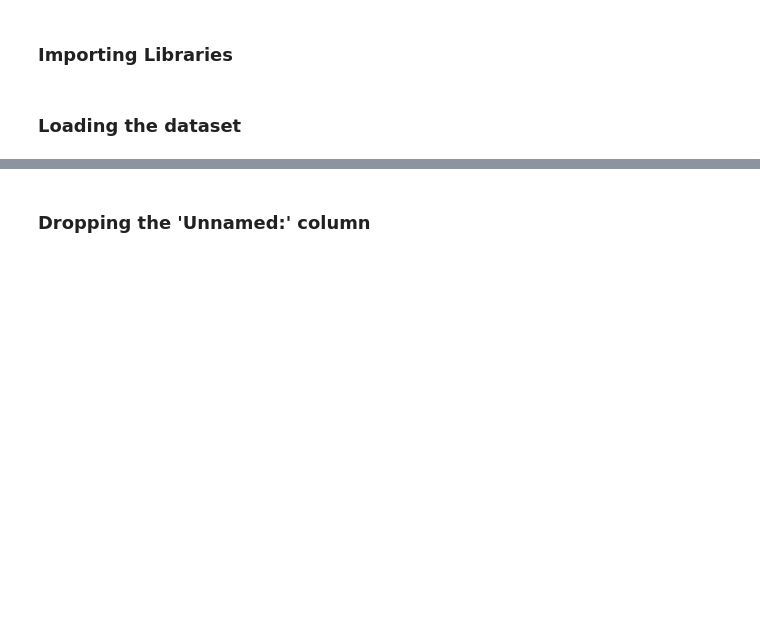
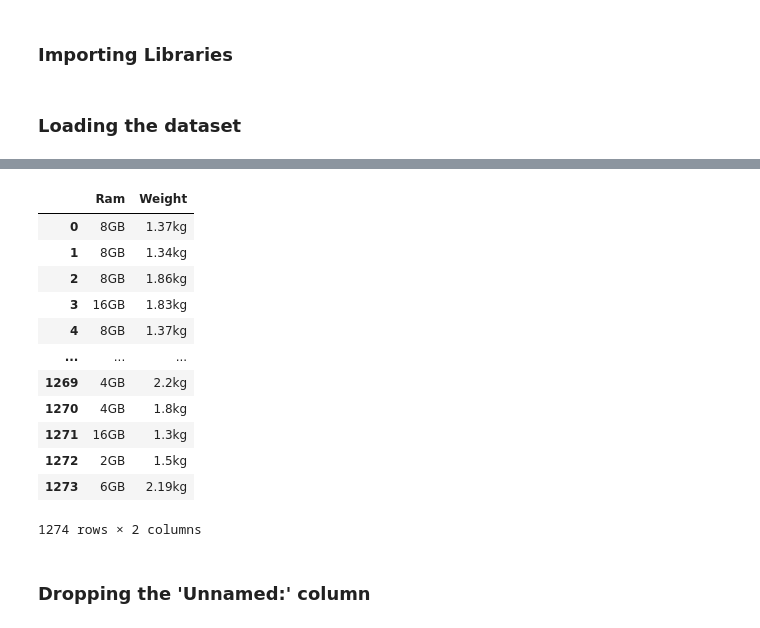
Before and after one commit to RishiBakshii/Laptop-Price-Predictor, a Jupyter notebook: main.ipynb, the cells around one changed output, grey strips where cells are left out. Cells and saved outputs as stored; diff of their text form; code cells hidden in the pictures; blank space fills up the shorter version.

```diff
--- a/main.ipynb
+++ b/main.ipynb
@@ -29,6 +29,22 @@ df.head()
 | 2 | 2 | HP | Notebook | 15.6 | Full HD 1920x1080 | Intel Core i5 7200U 2.5GHz | 8GB | 256GB SSD | Intel HD Graphics 620 | No OS | ... |
 | 3 | 3 | Apple | Ultrabook | 15.4 | IPS Panel Retina Display 2880x1800 | Intel Core i7 2.7GHz | 16GB | 512GB SSD | AMD Radeon Pro 455 | macOS | ... |
 | 4 | 4 | Apple | Ultrabook | 13.3 | IPS Panel Retina Display 2560x1600 | Intel Core i5 3.1GHz | 8GB | 256GB SSD | Intel Iris Plus Graphics 650 | macOS | ... |
+# %%
+df[['Ram','Weight']]
+# %% [output]
+|  | Ram | Weight |
+| 0 | 8GB | 1.37kg |
+| 1 | 8GB | 1.34kg |
+| 2 | 8GB | 1.86kg |
+| 3 | 16GB | 1.83kg |
+| 4 | 8GB | 1.37kg |
+| ... | ... | ... |
+| 1269 | 4GB | 2.2kg |
+| 1270 | 4GB | 1.8kg |
+| 1271 | 16GB | 1.3kg |
+| 1272 | 2GB | 1.5kg |
+| 1273 | 6GB | 2.19kg |
+1274 rows × 2 columns
 # %% [markdown]
 ### Dropping the 'Unnamed:' column
 # %%
```
Also changed, not shown: 1 other file.
